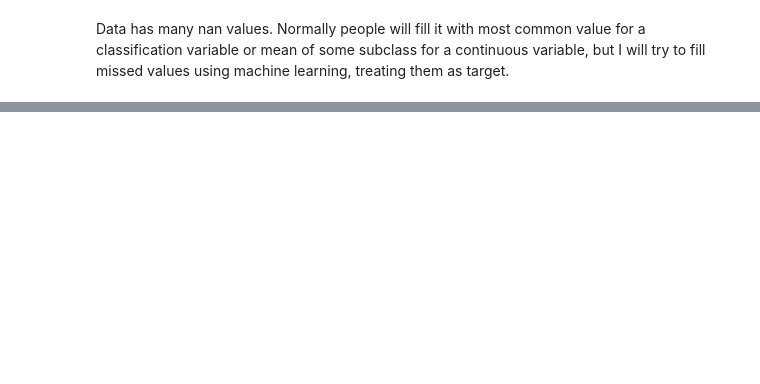
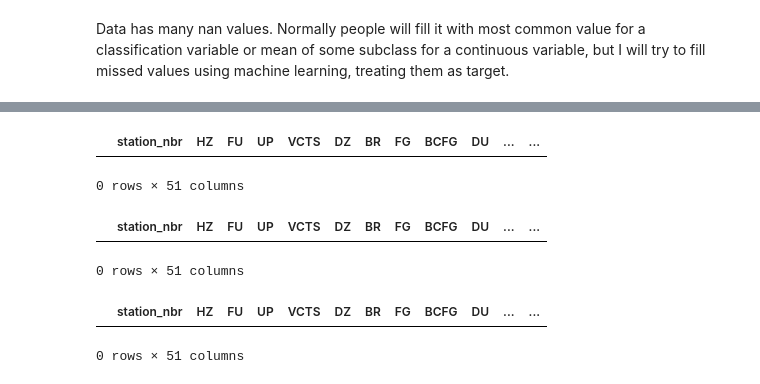
Before and after one commit to ternaus/kaggle_wallmart, a Jupyter notebook: Fill with regressor.ipynb, the cells around one changed output, grey strips where cells are left out. Cells and saved outputs as stored; diff of their text form; code cells hidden in the pictures; blank space fills up the shorter version.

```diff
--- a/Fill with regressor.ipynb
+++ b/Fill with regressor.ipynb
@@ -62,0 +76,6 @@ weather_result["station_nbr"] = weather["station_nbr"]
+# %%
+temp = pd.DataFrame()
+for column in weather.columns:
+    a = weather[column].isnull().astype(int)
+    if sum(a) > 0:
+        temp[column + 'NaN'] = a
@@ -64,0 +242,15 @@ weather_result["date"] = weather["date"]
+# %%
+weather_result[weather_result["sunset_hour"] < 0 ]
+# %% [output]
+|  | station_nbr | HZ | FU | UP | VCTS | DZ | BR | FG | BCFG | DU | ... | ... |
+0 rows × 51 columns
+# %%
+weather_result[weather_result["sunset_hour"] > 23]
+# %% [output]
+|  | station_nbr | HZ | FU | UP | VCTS | DZ | BR | FG | BCFG | DU | ... | ... |
+0 rows × 51 columns
+# %%
+weather_result[weather_result["sunset_hour"] < weather_result["sunrise_hour"]]
+# %% [output]
+|  | station_nbr | HZ | FU | UP | VCTS | DZ | BR | FG | BCFG | DU | ... | ... |
+0 rows × 51 columns
```
Also changed, not shown: parts of 36 cells of this notebook.
